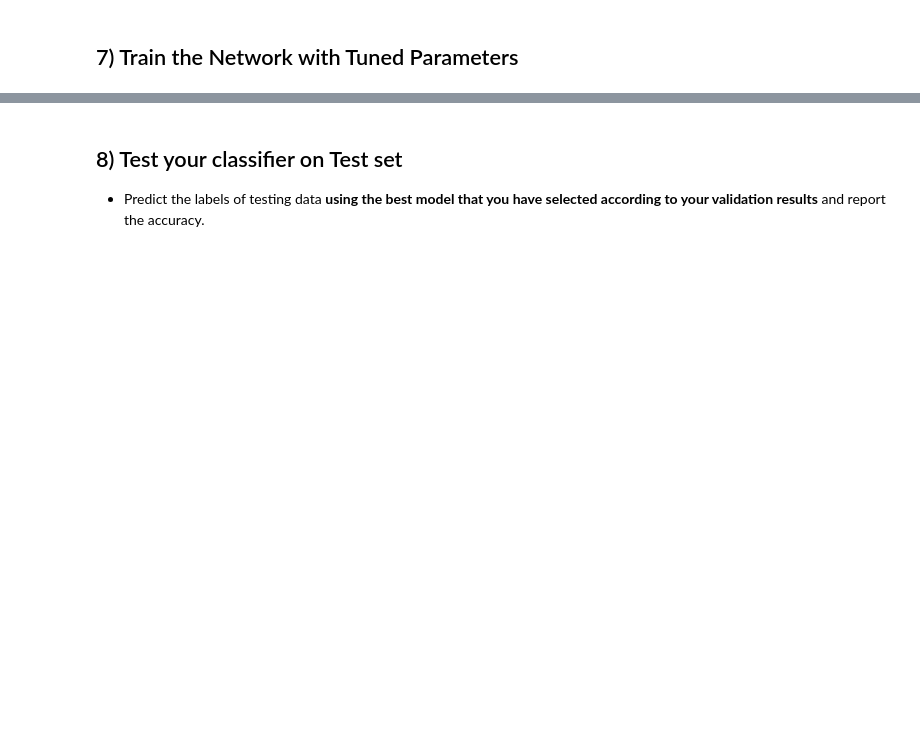
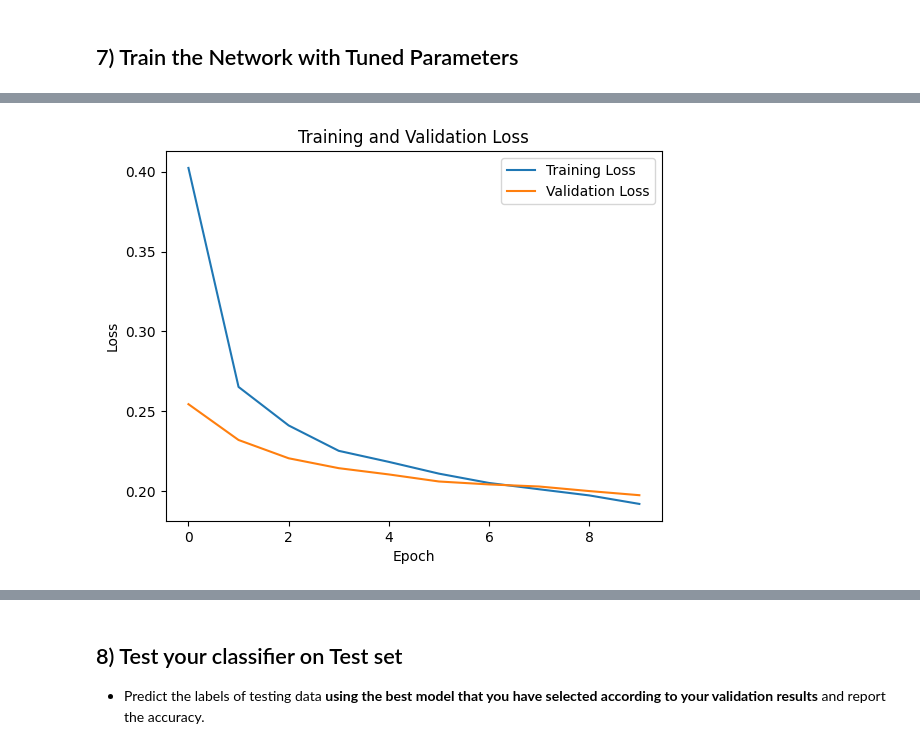
Before and after one commit to hasanenesguray/Homework, a Jupyter notebook: Copy_of_CS412_HW4_2023_starter.ipynb, the cells around one changed output, grey strips where cells are left out. Cells and saved outputs as stored; diff of their text form; code cells hidden in the pictures; blank space fills up the shorter version.

```diff
--- a/Copy_of_CS412_HW4_2023_starter.ipynb
+++ b/Copy_of_CS412_HW4_2023_starter.ipynb
@@ -128,11 +244,12 @@ train_df, test_df = train_test_split(train_df, test_size=1/9, random_state=42, s
 data_path = "/content/data/celeba_30k" #where you extracted the zip file
 total_train = train_df.shape[0]
 total_validate = val_df.shape[0]
-batch_size=...
+batch_size=128
 
 #create the test_generator accordingly
 
-from keras.preprocessing.image import ImageDataGenerator, load_img
+from keras.preprocessing.image import ImageDataGenerator
+from tensorflow.keras.utils import load_img
 
 
 train_datagen = ImageDataGenerator() #augmentations for training set... https://www.tensorflow.org/api_docs/python/tf/keras/preprocessing/image/ImageDataGenerator
@@ -191,16 +329,17 @@ def gender_model(base_model, img_shape = (224,224,3)):
     inputs = tf.keras.Input(shape=img_shape)
 
     # Forward pass to get the output of the last pooling layer
-    X = base_model(inputs)
+    X = base_model(inputs, training=False)
 
     #Flatten the output
-    X = ...
+    X = layers.GlobalAveragePooling2D()(X)
 
     # Define the new binary classification head
 
-    X = ...
+    X = layers.Dense(128, activation='relu')(X)
+    X = layers.Dropout(0.2)(X)
 
-    outputs = ...
+    outputs = layers.Dense(2, activation='sigmoid')(X)
     model = tf.keras.Model(inputs, outputs)
 
     return model
@@ -225,15 +490,47 @@ history = model.fit(train_generator, batch_size=...,
 #You can also use methods like early stopping based on validation loss to counter overfitting, reducing the learning rate on plateau etc.
 #Keep the batch size small (i.e 8 or 16) if you get a memory error
 
+from tensorflow.keras.callbacks import EarlyStopping, ReduceLROnPlateau
+
+# Define the callbacks
+early_stopping = EarlyStopping(patience=10)
+reduce_lr = ReduceLROnPlateau(monitor='val_loss', patience=5, factor=0.2, min_lr=0.0001)
+
+# Compile the model
+model = gender_model(base_model)
+model.compile(optimizer=tf.keras.optimizers.SGD(learning_rate=0.01),
+              loss=tf.keras.losses.BinaryCrossentropy(),
+              metrics=['accuracy'])
+
+# Train the model with callbacks
+history = model.fit(train_generator,
+                    epochs=10,
+                    validation_data=val_generator,
+                    workers=8,
+                    callbacks=[early_stopping, reduce_lr])
+
+# Access the best validation accuracy and loss
+
+best_val_accuracy = max(history.history['val_accuracy'])
+best_val_loss = min(history.history['val_loss'])
 
 #https://keras.io/api/callbacks/early_stopping/
 #https://keras.io/api/callbacks/reduce_lr_on_plateau/
 
-#model.compile(loss=..., optimizer=..., metrics=['accuracy'])
-#history = model.fit(...)
-
 #You can plot training/validation loss using history
 
+import matplotlib.pyplot as plt
+
+# Plot training and validation loss
+plt.plot(history.history['loss'], label='Training Loss')
+plt.plot(history.history['val_loss'], label='Validation Loss')
+plt.title('Training and Validation Loss')
+plt.xlabel('Epoch')
+plt.ylabel('Loss')
+plt.legend()
+plt.show()
+
 # Report your results
-
-#...
+print("Best Validation Accuracy:", best_val_accuracy)
+print("Best Validation Loss:", best_val_loss)
+# %% [output]
@@ -239,0 +557 @@ history = model.fit(train_generator, batch_size=...,
+[figure, added]
```
Also changed, not shown: parts of 17 cells of this notebook.
